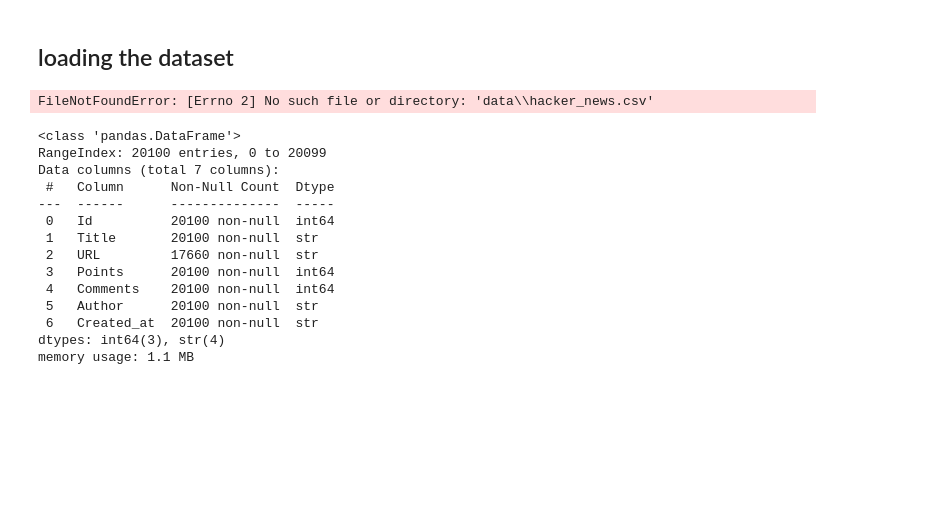
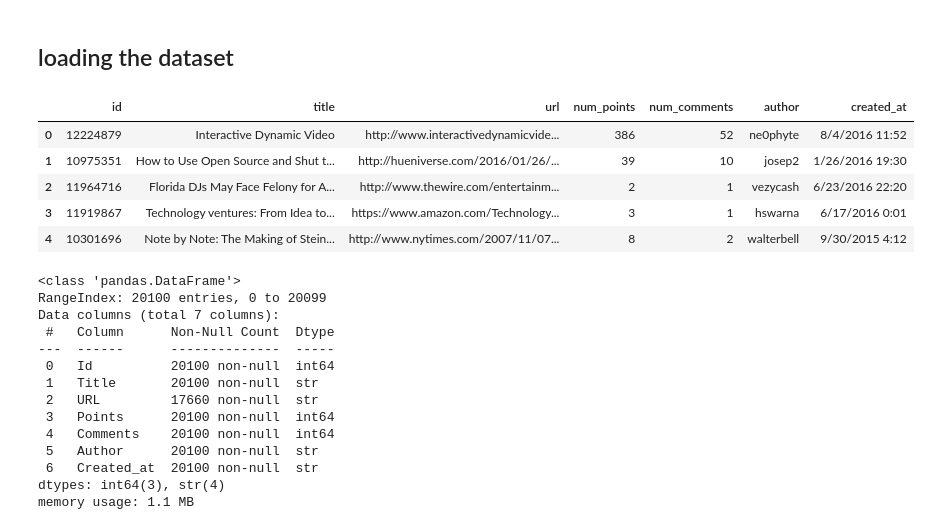
Before and after one commit to Mayank007-ahjin/Hacker_News_Analysis, a Jupyter notebook: notebooks/Hackers_new_posts.ipynb, the cells around one changed output. Saved outputs shown, nothing was run; the diff lists cells and outputs as text; code cells hidden in the pictures; blank space fills up the shorter version.

```diff
--- a/notebooks/Hackers_new_posts.ipynb
+++ b/notebooks/Hackers_new_posts.ipynb
@@ -8,18 +8,17 @@ import pandas as pd
 # %% [markdown]
 ## loading the dataset
 # %%
-file_path = Path("data") / "hacker_news.csv"
-
-# If file doesn't exist in relative path, try absolute path
-if not file_path.exists():
-	# Adjust this path to where your file actually is
-	file_path = Path("../data/hacker_news.csv")  # Try parent directory
-
+file_path = Path("../data/hacker_news.csv")
 df = pd.read_csv(file_path)
 df_hn=df.copy()
 df_hn.head(5)
 # %% [output]
-FileNotFoundError: [Errno 2] No such file or directory: 'data\\hacker_news.csv'
+|  | id | title | url | num_points | num_comments | author | created_at |
+| 0 | 12224879 | Interactive Dynamic Video | http://www.interactivedynamicvide... | 386 | 52 | ne0phyte | 8/4/2016 11:52 |
+| 1 | 10975351 | How to Use Open Source and Shut t... | http://hueniverse.com/2016/01/26/... | 39 | 10 | josep2 | 1/26/2016 19:30 |
+| 2 | 11964716 | Florida DJs May Face Felony for A... | http://www.thewire.com/entertainm... | 2 | 1 | vezycash | 6/23/2016 22:20 |
+| 3 | 11919867 | Technology ventures: From Idea to... | https://www.amazon.com/Technology... | 3 | 1 | hswarna | 6/17/2016 0:01 |
+| 4 | 10301696 | Note by Note: The Making of Stein... | http://www.nytimes.com/2007/11/07... | 8 | 2 | walterbell | 9/30/2015 4:12 |
 # %%
 df_hn.columns=['Id','Title','URL','Points','Comments','Author','Created_at']
 # %%
```
Also changed, not shown: parts of 6 cells of this notebook, 3 other files.
